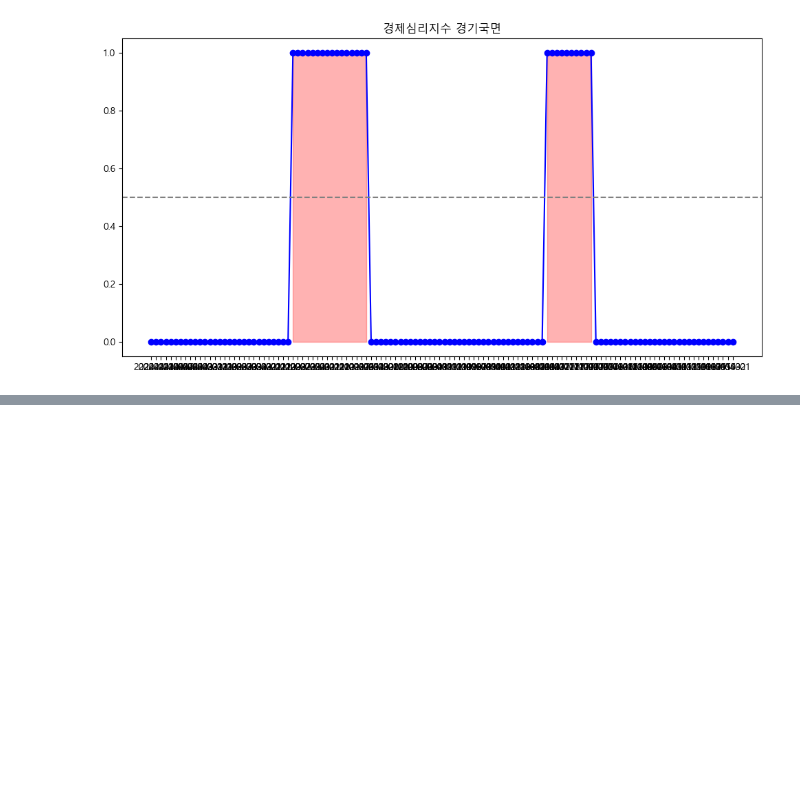
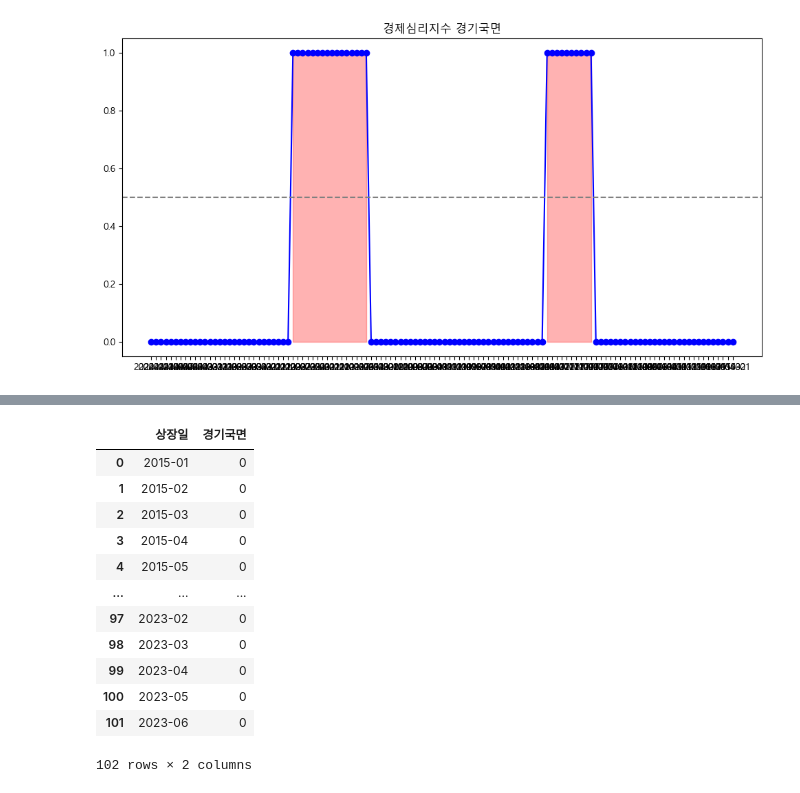
Before and after one commit to UbionProject1-IPO/Project1-2, a Jupyter notebook: notebook/dummy.ipynb, the cells around one changed output, grey strips where cells are left out. Saved outputs shown, nothing was run; the diff lists cells and outputs as text; code cells hidden in the pictures; blank space fills up the shorter version.

```diff
--- a/notebook/dummy.ipynb
+++ b/notebook/dummy.ipynb
@@ -259,0 +297,22 @@ plt.fill_between(esi.index, 0, 1, where=(esi['경기국면'] == 1), color='red',
+# %%
+df_dong = pd.read_csv('경기동행더미.csv')
+df_dong.rename(columns={'시점': '상장일', '더미_보정': '경기국면'}, inplace=True)
+df_dong['상장일'] = pd.to_datetime(df_dong['상장일'], format='%Y-%m')
+# 상장일 년-월 형식으로 변환
+df_dong['상장일'] = df_dong['상장일'].dt.strftime('%Y-%m')
+# %%
+df_dong
+# %% [output]
+|  | 상장일 | 경기국면 |
+| 0 | 2015-01 | 0 |
+| 1 | 2015-02 | 0 |
+| 2 | 2015-03 | 0 |
+| 3 | 2015-04 | 0 |
+| 4 | 2015-05 | 0 |
+| ... | ... | ... |
+| 97 | 2023-02 | 0 |
+| 98 | 2023-03 | 0 |
+| 99 | 2023-04 | 0 |
+| 100 | 2023-05 | 0 |
+| 101 | 2023-06 | 0 |
+102 rows × 2 columns
```
Also changed, not shown: parts of 8 cells of this notebook, 5 other files.
